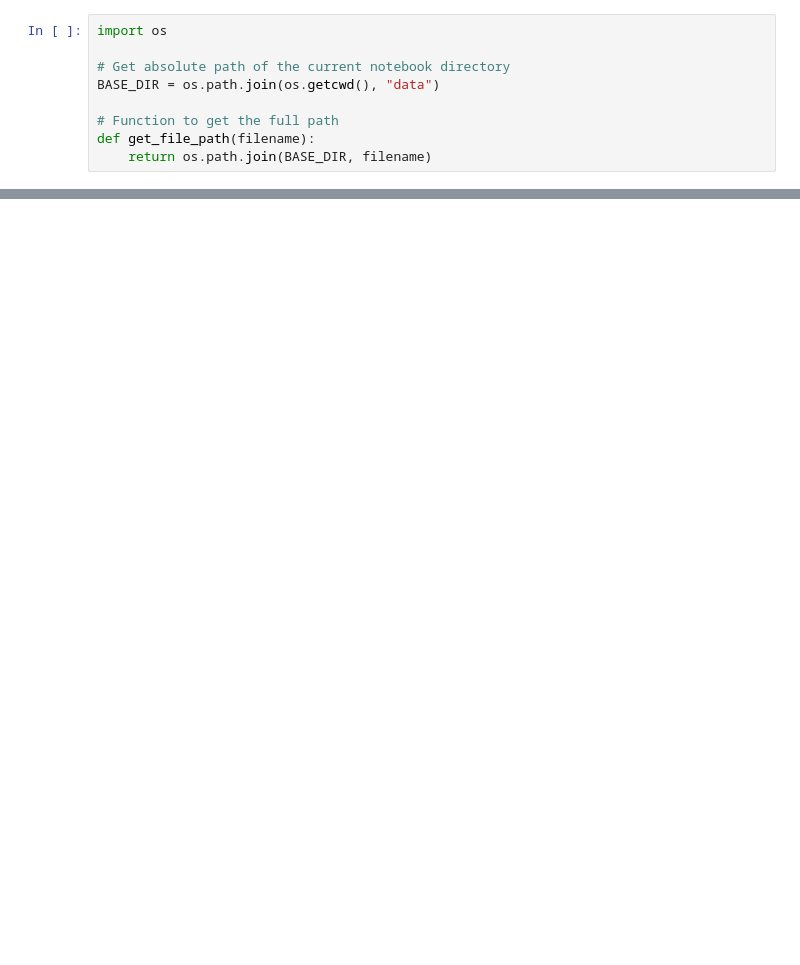
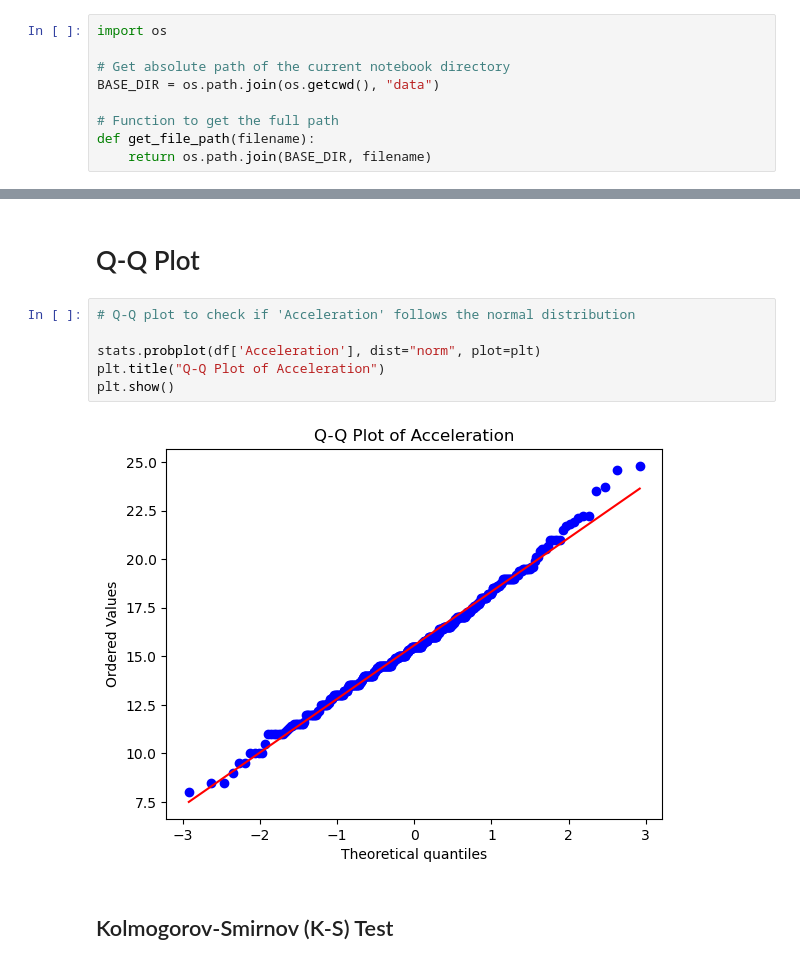
Before and after one commit to andrew-pyrookie/ML-and-Forecasting-Tasks, a Jupyter notebook: Notebook.ipynb, the cells around one changed output, grey strips where cells are left out. Drawn from its saved outputs; the diff is of its cells as text; blank space fills up the shorter version.

```diff
--- a/Notebook.ipynb
+++ b/Notebook.ipynb
@@ -28,3 +47,15 @@ plt.ylabel("Miles Per Gallon (MPG)", fontsize=12)
 plt.show()
 # %% [output]
 [figure]
+# %% [markdown]
+# Q-Q Plot
+# %%
+# Q-Q plot to check if 'Acceleration' follows the normal distribution
+
+stats.probplot(df['Acceleration'], dist="norm", plot=plt)
+plt.title("Q-Q Plot of Acceleration")
+plt.show()
+# %% [output]
+[figure, added]
+# %% [markdown]
+## Kolmogorov-Smirnov (K-S) Test
```
Also changed, not shown: parts of 30 cells of this notebook, 5 other files.
